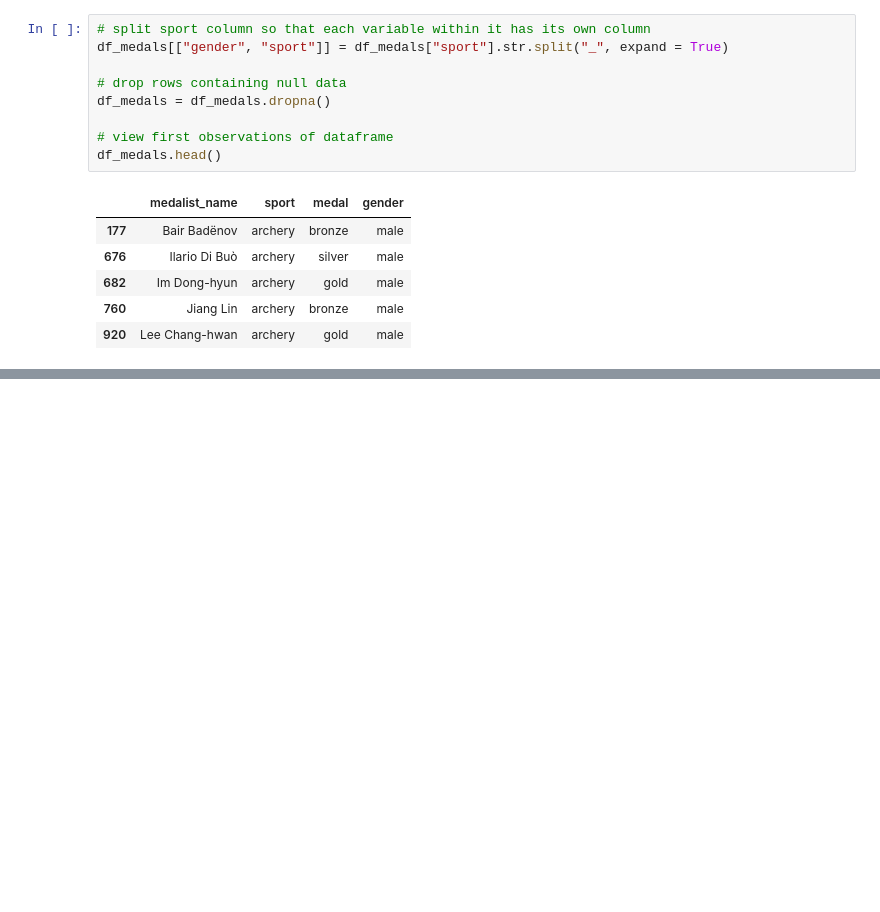
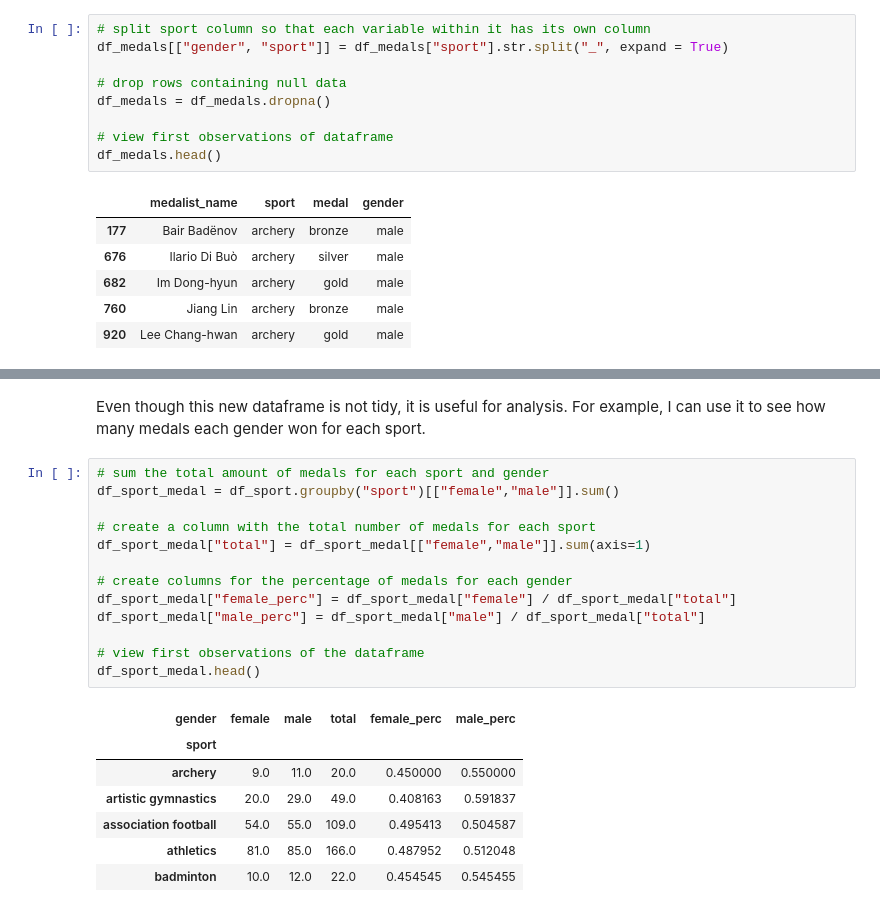
Before and after one commit to naraujodc/Araujo_Data_Science_Portfolio, a Jupyter notebook: TidyData-Project/TidyData.ipynb, the cells around one changed output, grey strips where cells are left out. Cells and saved outputs as stored; diff of their text form; blank space fills up the shorter version.

```diff
--- a/TidyData-Project/TidyData.ipynb
+++ b/TidyData-Project/TidyData.ipynb
@@ -103,0 +146,23 @@ plt.xticks(ticks=[0,1], labels=["Female", "Male"])
+# %% [markdown]
+Even though this new dataframe is not tidy, it is useful for analysis. For example, I can use it to see how many medals each gender won for each sport.
+# %%
+# sum the total amount of medals for each sport and gender
+df_sport_medal = df_sport.groupby("sport")[["female","male"]].sum()
+
+# create a column with the total number of medals for each sport
+df_sport_medal["total"] = df_sport_medal[["female","male"]].sum(axis=1)
+
+# create columns for the percentage of medals for each gender
+df_sport_medal["female_perc"] = df_sport_medal["female"] / df_sport_medal["total"]
+df_sport_medal["male_perc"] = df_sport_medal["male"] / df_sport_medal["total"]
+
+# view first observations of the dataframe
+df_sport_medal.head()
+# %% [output]
+| gender | female | male | total | female_perc | male_perc |
+| sport |  |  |  |  |  |
+| archery | 9.0 | 11.0 | 20.0 | 0.450000 | 0.550000 |
+| artistic gymnastics | 20.0 | 29.0 | 49.0 | 0.408163 | 0.591837 |
+| association football | 54.0 | 55.0 | 109.0 | 0.495413 | 0.504587 |
+| athletics | 81.0 | 85.0 | 166.0 | 0.487952 | 0.512048 |
+| badminton | 10.0 | 12.0 | 22.0 | 0.454545 | 0.545455 |
```
Also changed, not shown: parts of 6 cells of this notebook.
